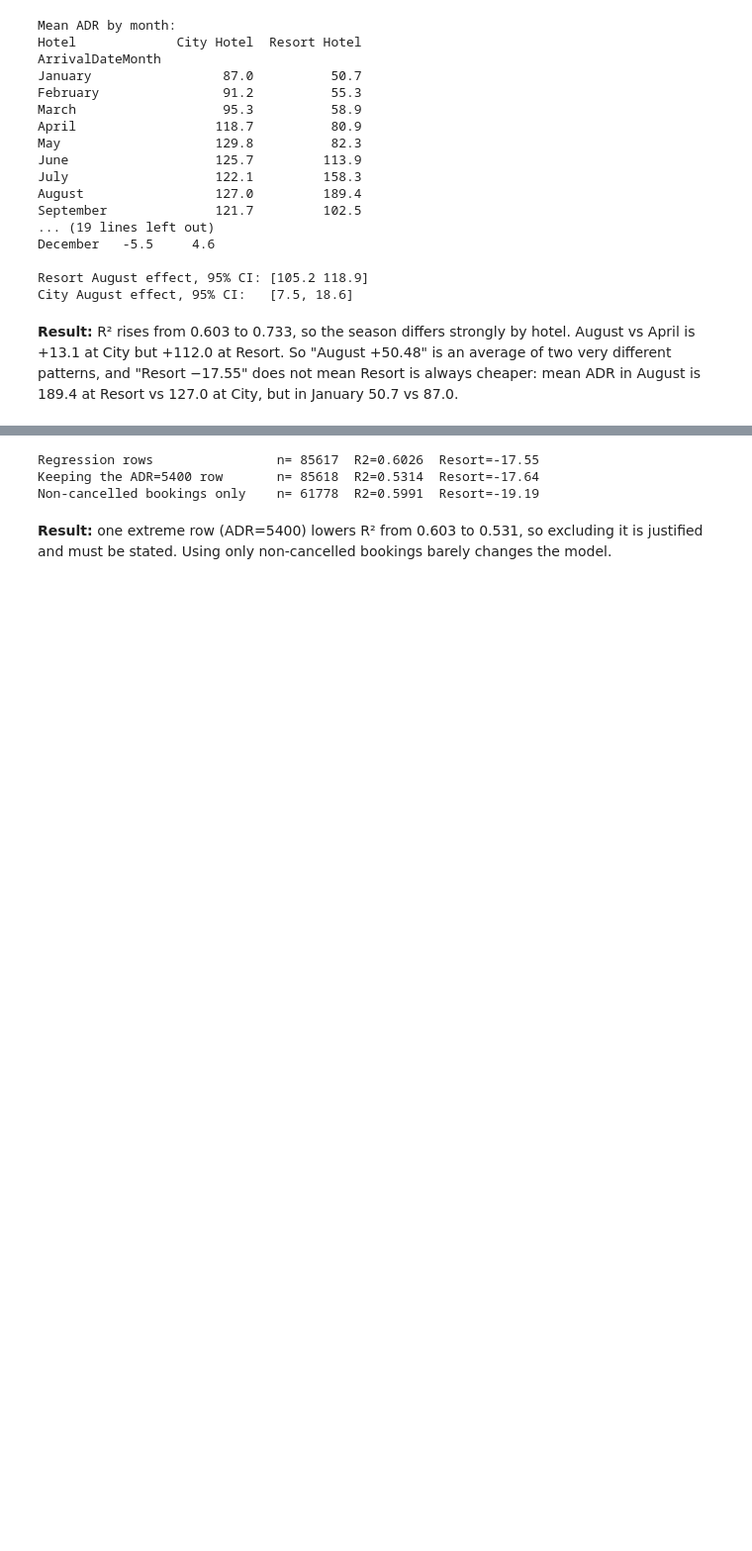
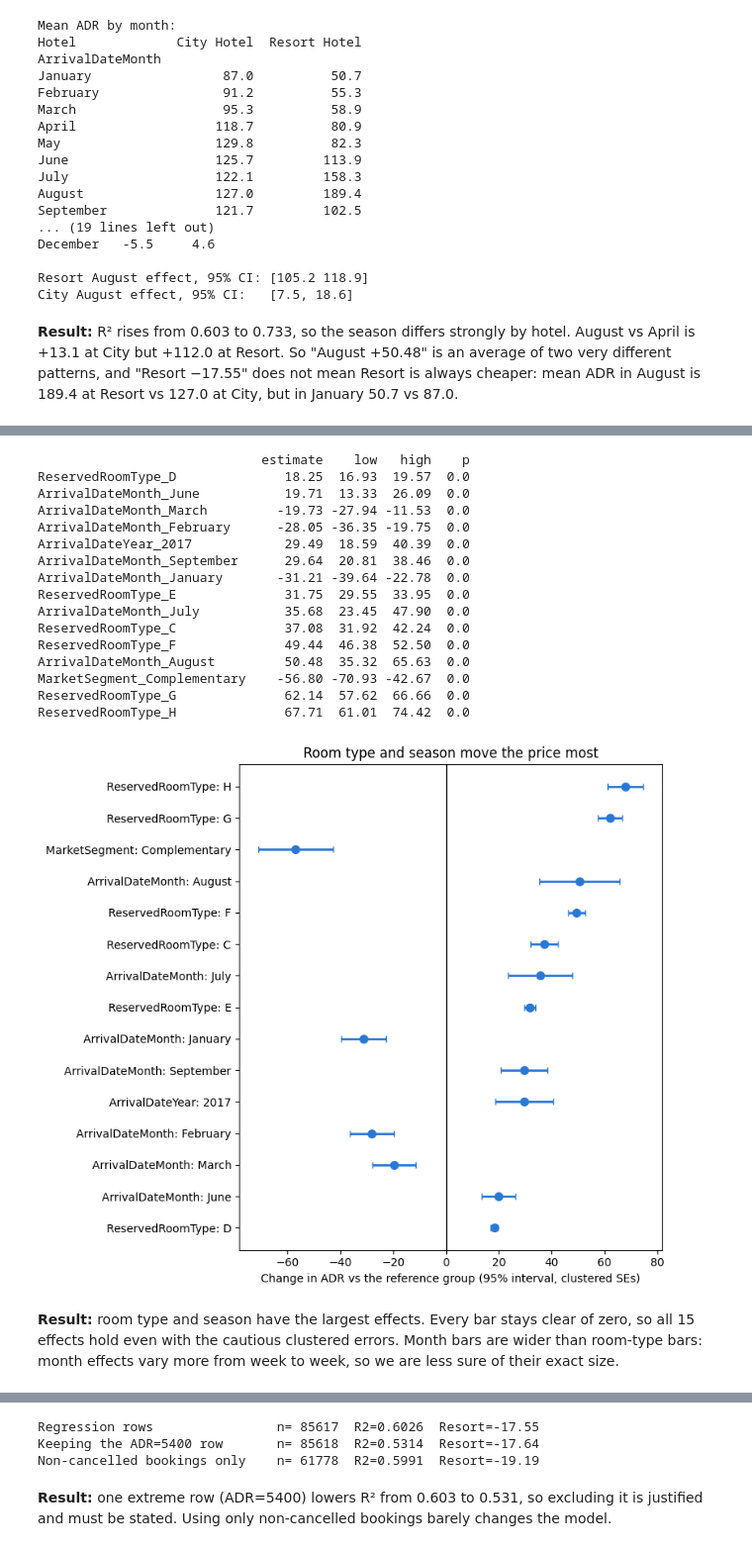
Before and after one commit to JahnaviSatish/BookingLens-Hotel-Booking-Behaviour, a Jupyter notebook: notebooks/03_inference_regression.ipynb, the cells around one changed output, grey strips where cells are left out. Shown at 99% size. Drawn from its saved outputs; the diff is of its cells as text; code cells hidden in the pictures; blank space fills up the shorter version.

Commit message:
Person 3: sampling and CLT notebook, effect sizes, intervals, regression extras

```diff
--- a/notebooks/03_inference_regression.ipynb
+++ b/notebooks/03_inference_regression.ipynb
@@ -241,0 +296,25 @@ Mean special requests: Non Refund 0.016, others 0.707
+# %%
+# Hotel: gap in cancellation rate with a 95% interval, risk ratio and odds ratio
+city, resort = df[df["Hotel"] == "City Hotel"], df[df["Hotel"] == "Resort Hotel"]
+a, n1 = city["IsCanceled"].sum(), len(city)
+c, n2 = resort["IsCanceled"].sum(), len(resort)
+p1, p2 = a / n1, c / n2
+se_gap = np.sqrt(p1 * (1 - p1) / n1 + p2 * (1 - p2) / n2)
+rr, odds, or_lo, or_hi = risk_and_odds_ratio(a, n1 - a, c, n2 - c)
+print(f"Gap (City - Resort): {100 * (p1 - p2):.2f} points, 95% interval {100 * (p1 - p2 - 1.96 * se_gap):.2f} to {100 * (p1 - p2 + 1.96 * se_gap):.2f}")
+print(f"Risk ratio (City / Resort): {rr:.3f}")
+print(f"Odds ratio (City / Resort): {odds:.3f}, 95% interval {or_lo:.3f} to {or_hi:.3f}")
+
+# One verdict table for the tests in this notebook
+lead_d = cohens_d(df.loc[df.IsCanceled == 1, "LeadTime"], df.loc[df.IsCanceled == 0, "LeadTime"])
+verdicts = pd.DataFrame([
+    {"test": "Hotel × Cancellation", "p-value": "2.3e-99", "effect size": f"V = {cramers_v(table1):.3f}",
+     "size": size_label(cramers_v(table1), 0.1, 0.3, 0.5)},
+    {"test": "Deposit type × Cancellation", "p-value": "< 1e-300", "effect size": f"V = {cramers_v(table2):.3f}",
+     "size": size_label(cramers_v(table2), 0.1, 0.3, 0.5)},
+    {"test": "LeadTime, cancelled vs not", "p-value": "≤ 0.0002", "effect size": f"d = {lead_d:.2f}",
+     "size": size_label(lead_d, 0.2, 0.5, 0.8)},
+])
+verdicts["verdict"] = "significant, " + verdicts["size"] + " in practice"
+print()
+print(verdicts.to_string(index=False))
@@ -643,0 +913,39 @@ City August effect, 95% CI:   [7.5, 18.6]
+# %%
+ci = model_cl.conf_int()
+ci.columns = ["low", "high"]
+coef_table = pd.DataFrame({"estimate": model_cl.params, "low": ci["low"], "high": ci["high"], "p": model_cl.pvalues})
+coef_table = coef_table.drop(index=["const", "MarketSegment_Undefined", "ReservedRoomType_L"])
+top = coef_table.reindex(coef_table["estimate"].abs().sort_values(ascending=False).index).head(15).iloc[::-1]
+print(top.round(2).to_string())
+
+fig, ax = plt.subplots(figsize=(8, 7))
+ax.errorbar(top["estimate"], range(len(top)), xerr=[top["estimate"] - top["low"], top["high"] - top["estimate"]],
+            fmt="o", color=BLUE, ecolor=BLUE, elinewidth=2, capsize=3, markersize=7)
+ax.axvline(0, color=INK, lw=1)
+ax.set_yticks(range(len(top)))
+ax.set_yticklabels([n.replace("_", ": ") for n in top.index])
+ax.set_xlabel("Change in ADR vs the reference group (95% interval, clustered SEs)")
+ax.set_title("Room type and season move the price most")
+plt.tight_layout()
+plt.savefig(f"{FIG_DIR}/03_forest_coefficients.png", dpi=120, bbox_inches="tight")
+plt.show()
+# %% [output]
+                             estimate    low   high    p
+ReservedRoomType_D              18.25  16.93  19.57  0.0
+ArrivalDateMonth_June           19.71  13.33  26.09  0.0
+ArrivalDateMonth_March         -19.73 -27.94 -11.53  0.0
+ArrivalDateMonth_February      -28.05 -36.35 -19.75  0.0
+ArrivalDateYear_2017            29.49  18.59  40.39  0.0
+ArrivalDateMonth_September      29.64  20.81  38.46  0.0
+ArrivalDateMonth_January       -31.21 -39.64 -22.78  0.0
+ReservedRoomType_E              31.75  29.55  33.95  0.0
+ArrivalDateMonth_July           35.68  23.45  47.90  0.0
+ReservedRoomType_C              37.08  31.92  42.24  0.0
+ReservedRoomType_F              49.44  46.38  52.50  0.0
+ArrivalDateMonth_August         50.48  35.32  65.63  0.0
+MarketSegment_Complementary    -56.80 -70.93 -42.67  0.0
+ReservedRoomType_G              62.14  57.62  66.66  0.0
+ReservedRoomType_H              67.71  61.01  74.42  0.0
+[figure, added]
+# %% [markdown]
+**Result:** room type and season have the largest effects. Every bar stays clear of zero, so all 15 effects hold even with the cautious clustered errors. Month bars are wider than room-type bars: month effects vary more from week to week, so we are less sure of their exact size.
```
Also changed, not shown: parts of 24 cells of this notebook, 10 other files.
